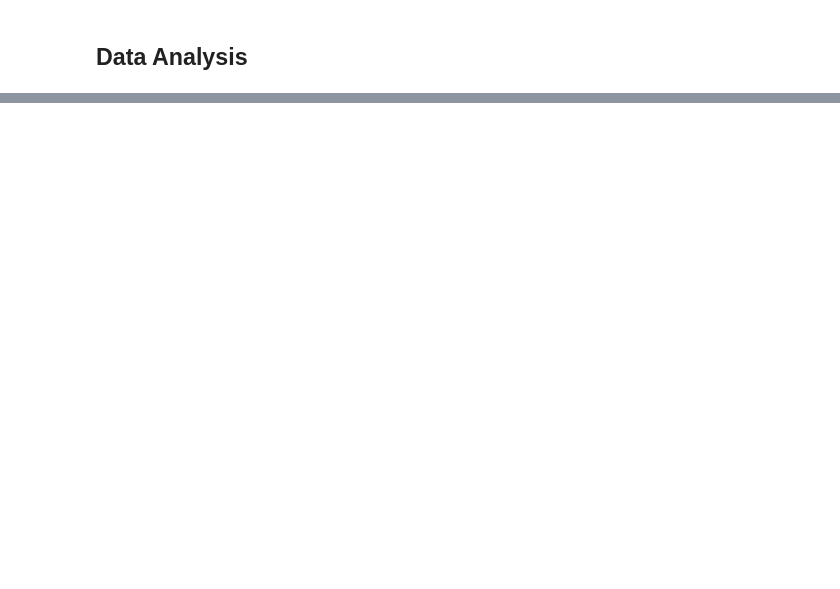
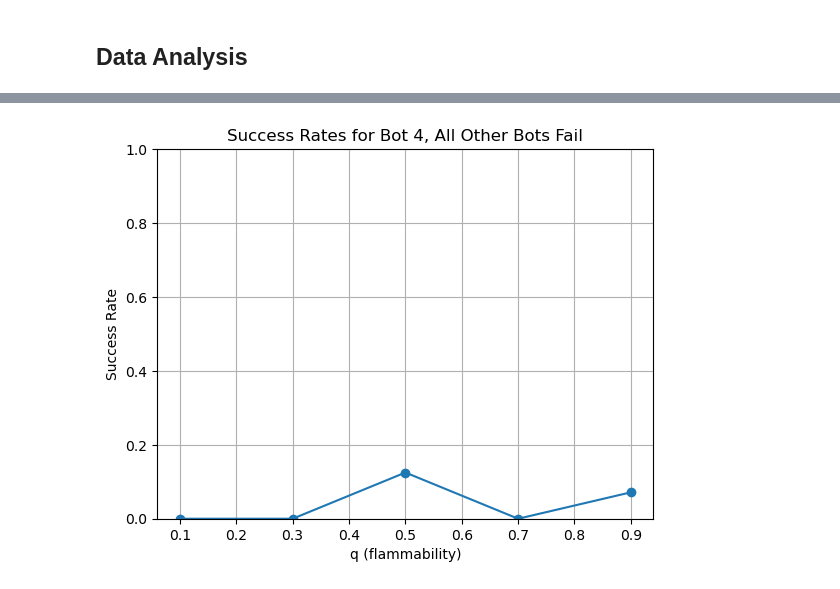
Before and after one commit to tejaswitripathi/Intro-AI-Project-1, a Jupyter notebook: AI Project 1.ipynb, the cells around one changed output, grey strips where cells are left out. Cells and saved outputs as stored; diff of their text form; code cells hidden in the pictures; blank space fills up the shorter version.

```diff
--- a/AI Project 1.ipynb
+++ b/AI Project 1.ipynb
@@ -842,0 +930,20 @@ for bot in ['Bot1', 'Bot2', 'Bot3', 'Bot4']:
+# %%
+# Plotting for bot 4 success rate, all other bots failed
+plt.figure()  # Create a new figure for each bot
+success_rates = [success_rates_bot4[q] for q in q_list]
+plt.plot(q_list, success_rates, marker='o')
+
+# Add labels and title
+plt.title(f'Success Rates for Bot 4, All Other Bots Fail')
+plt.xlabel('q (flammability)')
+plt.ylabel('Success Rate')
+
+plt.ylim(0,1)
+
+# Show the grid for clarity
+plt.grid(True)
+
+# Show the plot
+plt.show()
+# %% [output]
+[figure, added]
```
Also changed, not shown: parts of 22 cells of this notebook.
